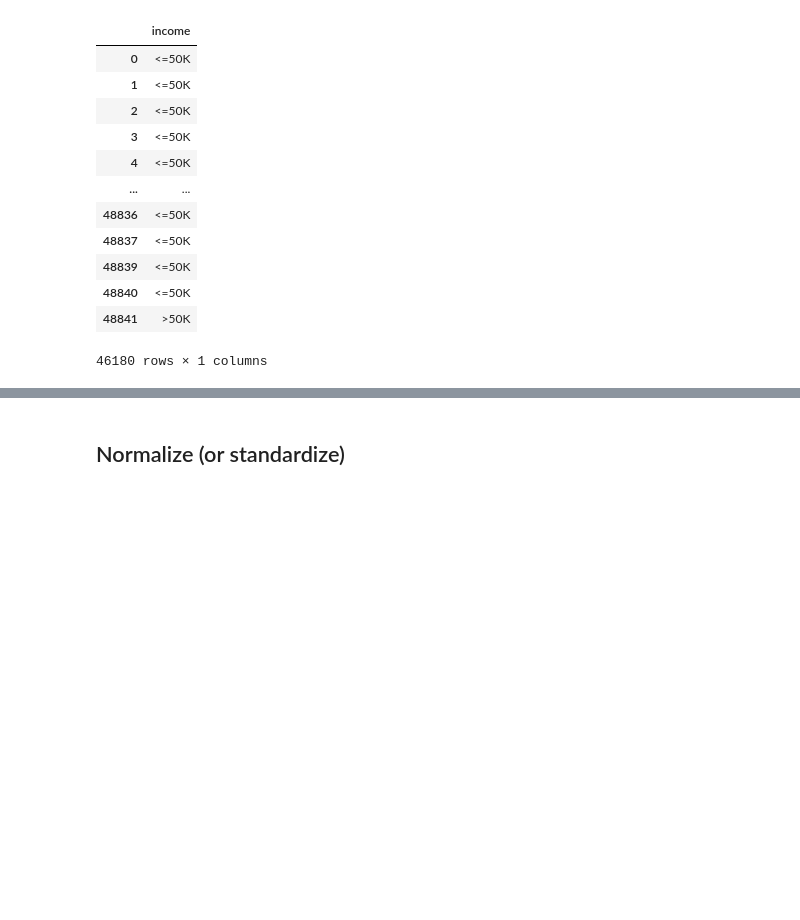
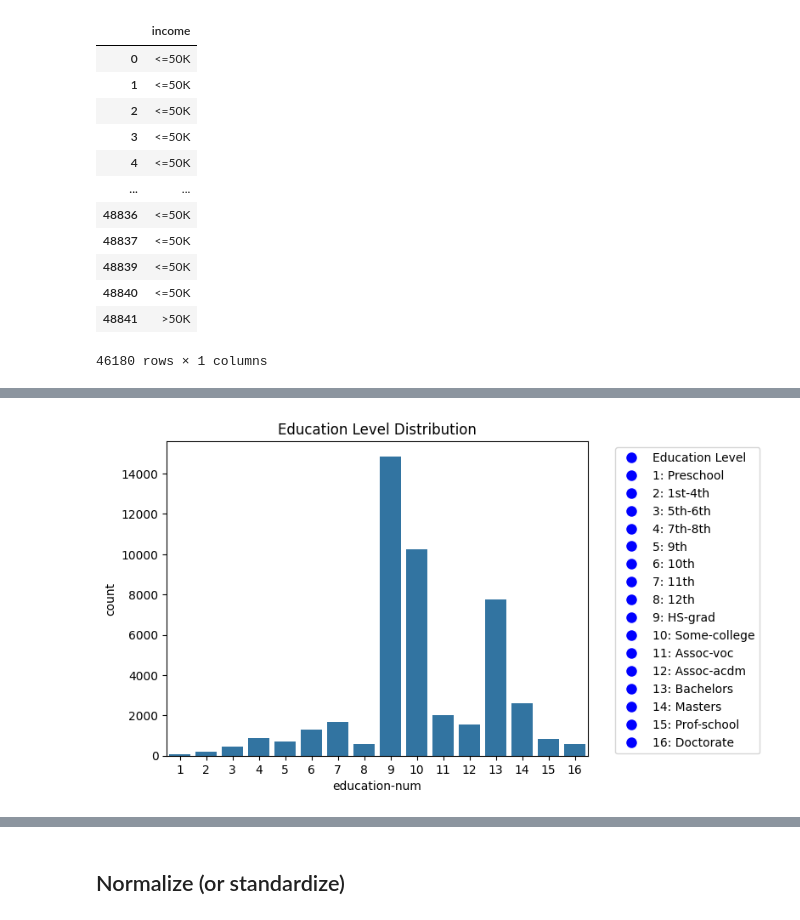
Before and after one commit to Tactikal/CSE151A-WI23-Project, a Jupyter notebook: CSE151A_WI23_Project.ipynb, the cells around one changed output, grey strips where cells are left out. Drawn from its saved outputs; the diff is of its cells as text; code cells hidden in the pictures; blank space fills up the shorter version.

```diff
--- a/CSE151A_WI23_Project.ipynb
+++ b/CSE151A_WI23_Project.ipynb
@@ -272,0 +295,31 @@ y
+# %%
+education_mapping = {
+    1: 'Preschool',
+    2: '1st-4th',
+    3: '5th-6th',
+    4: '7th-8th',
+    5: '9th',
+    6: '10th',
+    7: '11th',
+    8: '12th',
+    9: 'HS-grad',
+    10: 'Some-college',
+    11: 'Assoc-voc',
+    12: 'Assoc-acdm',
+    13: 'Bachelors',
+    14: 'Masters',
+    15: 'Prof-school',
+    16: 'Doctorate'
+}
+sns.countplot(x='education-num', data=X);
+legend_handles = [plt.Line2D([0], [0], marker='o', color='w', markerfacecolor='b', markersize=10)]
+legend_labels = ['Education Level']
+for num, edu in education_mapping.items():
+    legend_handles.append(plt.Line2D([0], [0], marker='o', color='w', markerfacecolor='b', markersize=10))
+    legend_labels.append(f"{num}: {edu}")
+
+plt.legend(legend_handles, legend_labels, bbox_to_anchor=(1.05, 1), loc='upper left')
+plt.title('Education Level Distribution')
+plt.show()
+# %% [output]
+[figure, new version]
```
Also changed, not shown: parts of 27 cells of this notebook.
